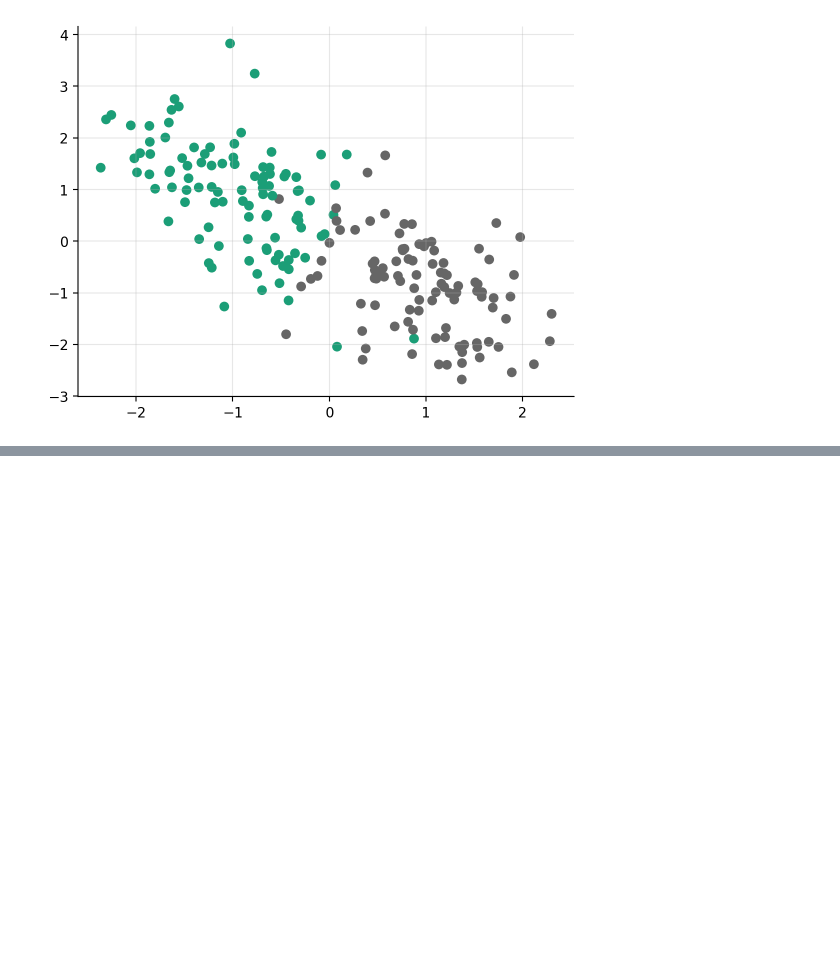
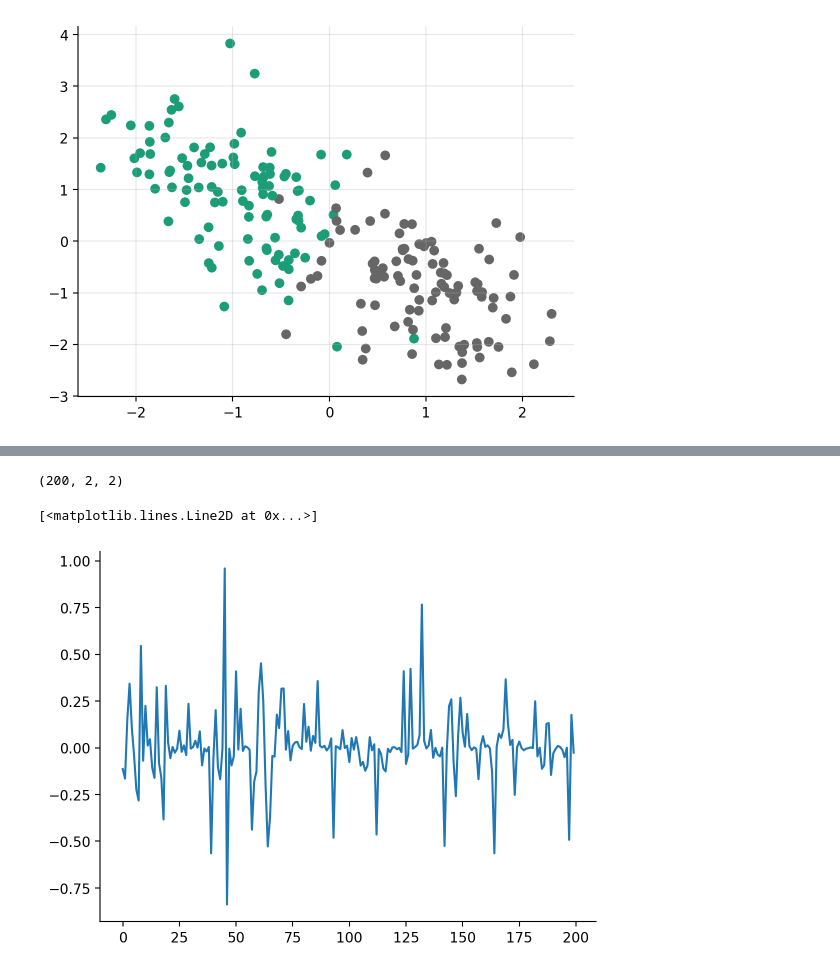
Before and after one commit to gerdm/bayes, a Jupyter notebook: rvga-logreg.ipynb, the cells around one changed output, grey strips where cells are left out. Cells and saved outputs as stored; diff of their text form; code cells hidden in the pictures; blank space fills up the shorter version.

Commit message:
feat: rvga-logreg

```diff
--- a/rvga-logreg.ipynb
+++ b/rvga-logreg.ipynb
@@ -95,0 +128,23 @@ def rvga_step(params, data):
+# %%
+keys = jax.random.split(key, n_obs)
+xs = (keys, X, y)
+
+xs_init = jax.tree_map(lambda x: x[0], xs)
+# %%
+bel, hist = jax.lax.scan(
+    partial(rvga_step, n_iter=1),
+    params0,
+    xs
+)
+# %%
+hist_cov = jax.vmap(jnp.linalg.inv)(hist.prec)
+hist_cov.shape
+# %% [output]
+(200, 2, 2)
+# %%
+yhat = jax.vmap(expected_sigmoid, (None, 0, 0, 0))(key, X, hist.mean, hist_cov)
+# %%
+plt.plot(yhat - y)
+# %% [output]
+[<matplotlib.lines.Line2D at 0x...>]
+[figure, added]
```
Also changed, not shown: parts of 17 cells of this notebook.
